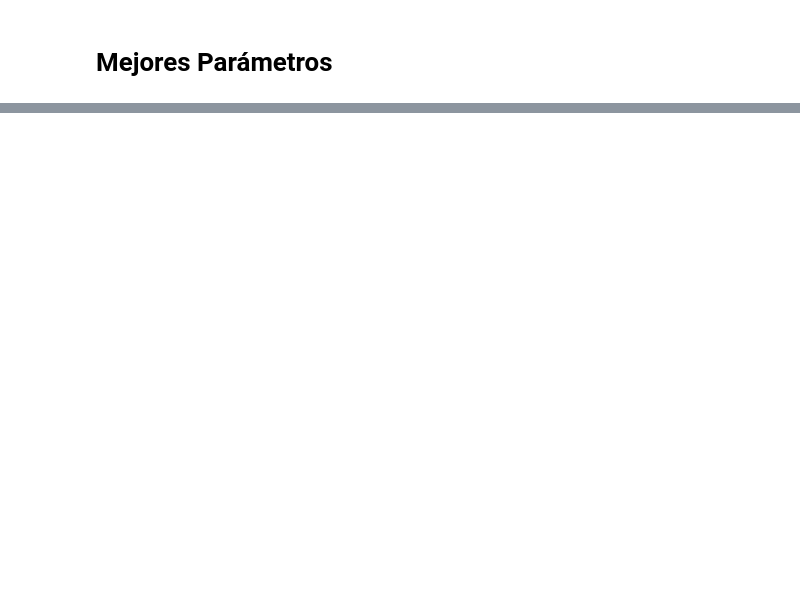
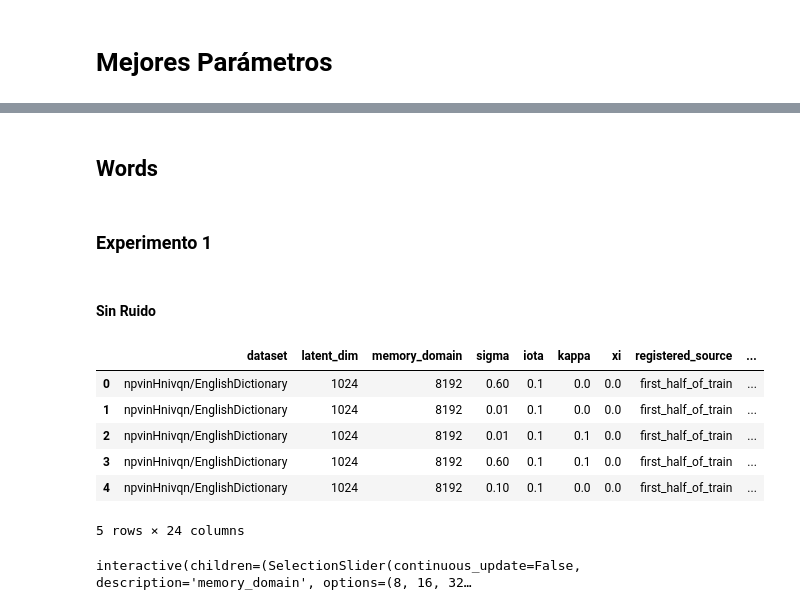
Before and after one commit to roicort/rEAMember, a Jupyter notebook: notebooks/plots.ipynb, the cells around one changed output, grey strips where cells are left out. Saved outputs shown, nothing was run; the diff lists cells and outputs as text; code cells hidden in the pictures; blank space fills up the shorter version.

```diff
--- a/notebooks/plots.ipynb
+++ b/notebooks/plots.ipynb
@@ -864,0 +22,6 @@ fig.write_image("best_configs.svg", format="svg", scale=2)
+# %% [markdown]
+## Words
+# %% [markdown]
+### Experimento 1
+# %% [markdown]
+#### Sin Ruido
@@ -864,0 +41,66 @@ fig.write_image("best_configs.svg", format="svg", scale=2)
+# %%
+e1dfnn.head()
+# %% [output]
+|  | dataset | latent_dim | memory_domain | sigma | iota | kappa | xi | registered_source | ... |
+| 0 | npvinHnivqn/EnglishDictionary | 1024 | 8192 | 0.60 | 0.1 | 0.0 | 0.0 | first_half_of_train | ... |
+| 1 | npvinHnivqn/EnglishDictionary | 1024 | 8192 | 0.01 | 0.1 | 0.0 | 0.0 | first_half_of_train | ... |
+| 2 | npvinHnivqn/EnglishDictionary | 1024 | 8192 | 0.01 | 0.1 | 0.1 | 0.0 | first_half_of_train | ... |
+| 3 | npvinHnivqn/EnglishDictionary | 1024 | 8192 | 0.60 | 0.1 | 0.1 | 0.0 | first_half_of_train | ... |
+| 4 | npvinHnivqn/EnglishDictionary | 1024 | 8192 | 0.10 | 0.1 | 0.0 | 0.0 | first_half_of_train | ... |
+5 rows × 24 columns
+# %%
+def plot_confusion(df, memory_domain, sigma, xi, iota, kappa):
+    selected = {
+        "memory_domain": memory_domain,
+        "sigma": sigma,
+        "xi": xi,
+        "iota": iota,
+        "kappa": kappa,
+    }
+    mask = pd.Series(True, index=df.index)
+    for parameter, value in selected.items():
+        mask &= df[parameter] == value
+
+    matches = df.loc[mask]
+    if matches.empty:
+        print("No hay datos para esta combinación.")
+        return
+
+    row = matches.iloc[0]
+    rates = [
+        [row["rates_registered_recognized_rate"], row["rates_registered_unrecognized_rate"]],
+        [row["rates_unregistered_recognized_rate"], row["rates_unregistered_unrecognized_rate"]],
+    ]
+
+    fig = go.Figure(go.Heatmap(
+        z=rates,
+        x=["recognized", "unrecognized"],
+        y=["registered", "unregistered"],
+        zmin=0,
+        zmax=1,
+        colorscale="Blues",
+        texttemplate="%{z:.3f}",
+        colorbar_title="Rate",
+    ))
+    fig.update_layout(
+        title="Confusion matrix",
+        xaxis_title="Outcome",
+        yaxis_title="Source",
+    )
+    fig.update_yaxes(autorange="reversed")
+    fig.show()
+
+
+parameters = ["memory_domain", "sigma", "xi", "iota", "kappa"]
+
+sliders = {
+    parameter: widgets.SelectionSlider(
+        options=sorted(e1dfnn[parameter].dropna().unique()),
+        description=parameter,
+        continuous_update=False,
+    )
+    for parameter in parameters
+}
+widgets.interact(lambda **kwargs: plot_confusion(e1dfnn, **kwargs), **sliders);
+# %% [output]
+interactive(children=(SelectionSlider(continuous_update=False, description='memory_domain', options=(8, 16, 32…
```
Also changed, not shown: parts of 38 cells of this notebook, 3 other files.
